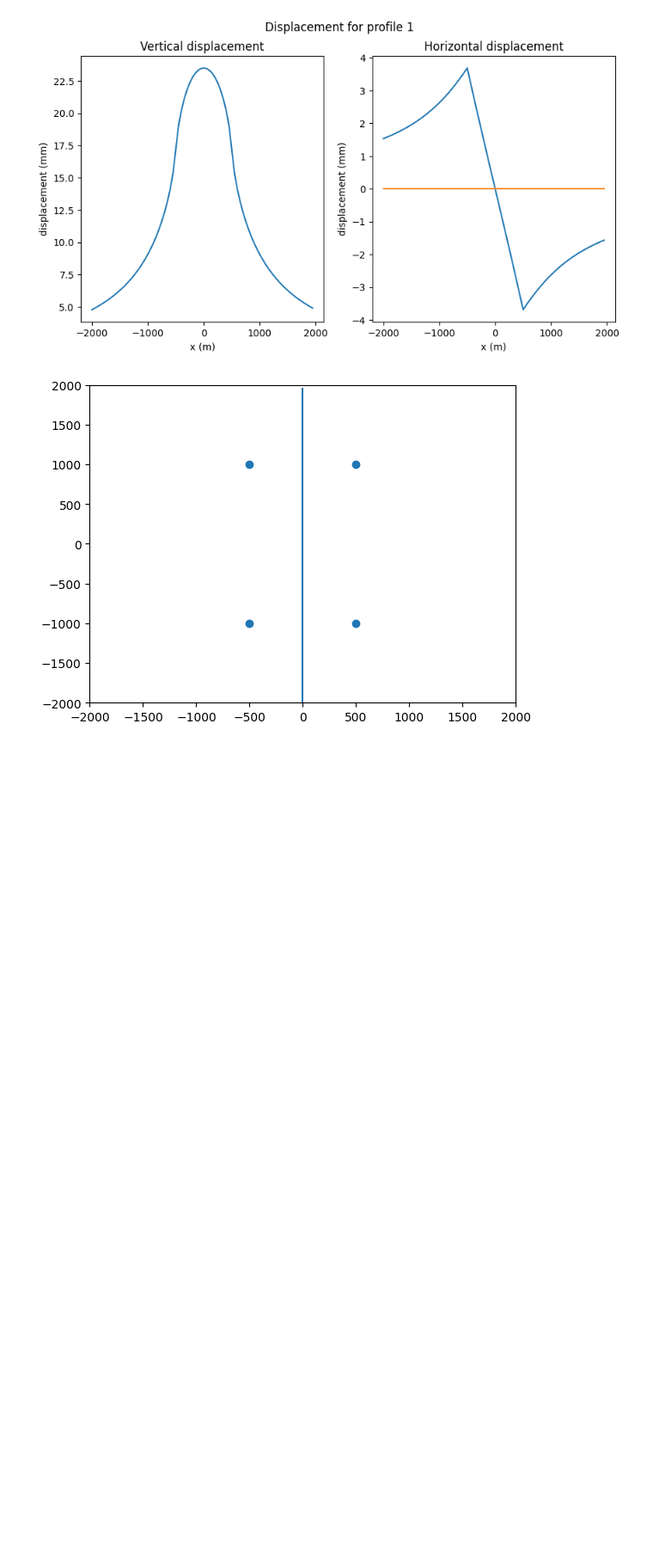
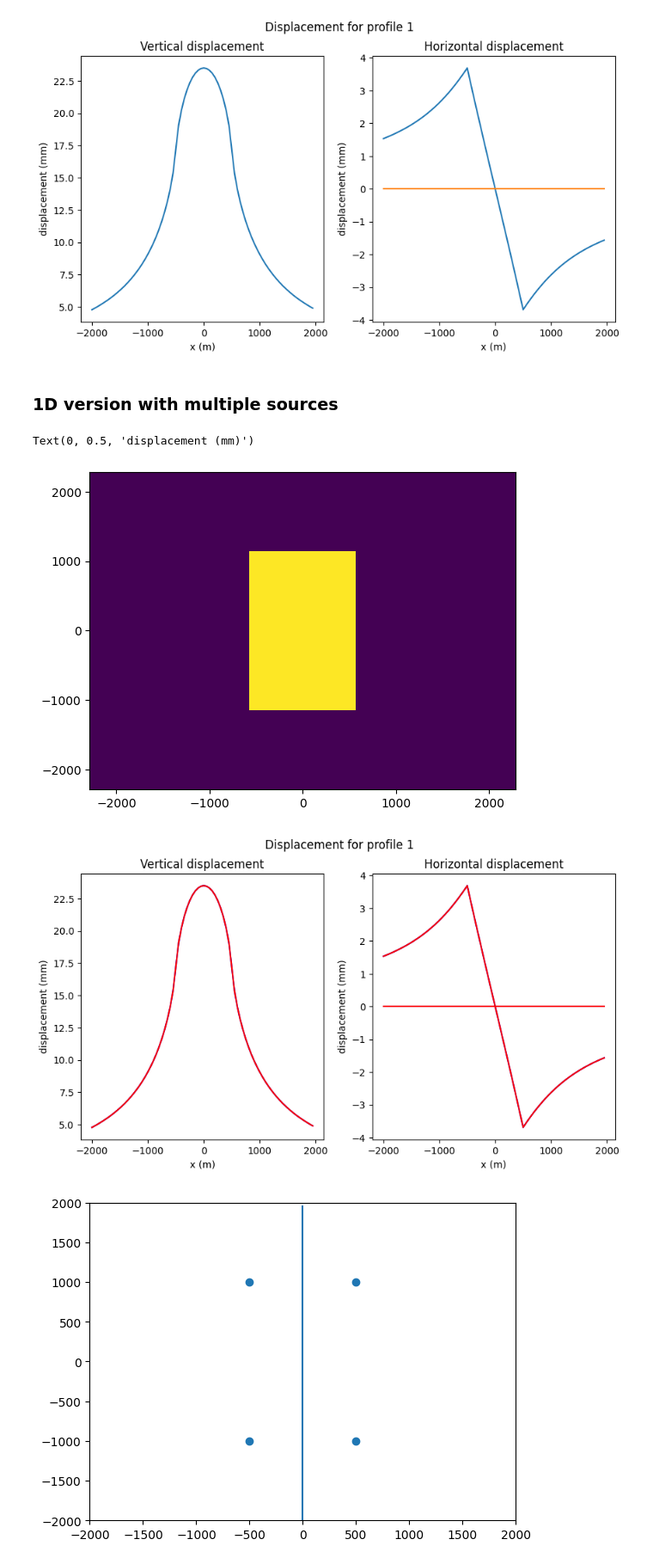
Before and after one commit to Elrondol/disp2load, a Jupyter notebook: Love_problem.ipynb, the cells around one changed output. Shown at 86% size. Cells and saved outputs as stored; diff of their text form; code cells hidden in the pictures; blank space fills up the shorter version.

```diff
--- a/Love_problem.ipynb
+++ b/Love_problem.ipynb
@@ -49,6 +49,77 @@ plt.savefig('profile1.png',bbox_inches='tight',dpi=300)
 # %% [output]
 [figure]
 [figure]
+# %% [markdown]
+### 1D version with multiple sources
+# %%
+#providing boundaries and ticks for the general domain
+xs = np.arange(-2000, 2000, 50)
+y = 0
+z = 0
+Us = np.zeros((len(xs), 3))
+
+#defining the region where pressure is applied
+r = np.array([[-500., -1000.], [500., -1000.], [500., 1000.], [-500., 1000.]])
+p = 9.82*10**5
+E = 0.6e11
+v = 0.25
+
+
+###### pour pouvoir faire la version avec plusieurs sources au lieu d'une seule source
+ps = np.zeros((8,8))
+ps[2:-2,3:-3] =  9.82*10**5
+rs = utils.create_source_mesh(-2000,2000,-2000,2000,ps)
+
+plt.figure()
+plt.pcolormesh(np.linspace(-2000,2000,8),np.linspace(-2000,2000,8),ps)
+
+
+######### now finally computing the displacement and putting it in Us
+for i, x in enumerate(xs):
+    xyz = [x, y, z]
+    U = load2disp.load2disp( xyz, r, p, E, v)
+    Us[ i, :] = U.reshape(3)
+
+
+
+fig, ax = plt.subplots(1,2,figsize=(10,5))
+fig.suptitle('Displacement for profile 1')
+ax[0].plot(xs,Us[:,2]*1000,color='blue', label='1 source')
+ax[0].set_ylabel('displacement (mm)')
+ax[0].set_xlabel('x (m)')
+ax[0].set_title('Vertical displacement')
+ax[1].plot(xs,Us[:,0]*1000,color='blue',label='1 source')
+ax[1].plot(xs,Us[:,1]*1000, color='blue')
+ax[1].set_xlabel('x (m)')
+ax[1].set_title('Horizontal displacement')
+ax[1].set_ylabel('displacement (mm)')
+
+
+#### computing with multiple sources
+Us = np.zeros((len(xs), 3))
+
+for vy_idx in range(len(ps[:,0])): #boucle sur les sources et on va sommet les réusltats sur les vectices pour faire le délacement gloabel
+    for vx_idx in range(len(ps[0,:])):
+        p = ps[vy_idx,vx_idx]
+        r = rs[vy_idx,vx_idx]
+        for i, x in enumerate(xs):
+            xyz = [x, y, z]
+            U = load2disp.load2disp( xyz, r, p, E, v)
+            Us[ i, :] += U.reshape(3)
+
+ax[0].plot(xs,Us[:,2]*1000, color='red',label='multiple sources')
+ax[0].set_ylabel('displacement (mm)')
+ax[0].set_xlabel('x (m)')
+ax[0].set_title('Vertical displacement')
+ax[1].plot(xs,Us[:,0]*1000,color='red', label='multiple sources')
+ax[1].plot(xs,Us[:,1]*1000, color='red')
+ax[1].set_xlabel('x (m)')
+ax[1].set_title('Horizontal displacement')
+ax[1].set_ylabel('displacement (mm)')
+# %% [output]
+Text(0, 0.5, 'displacement (mm)')
+[figure, added]
+[figure, added]
 # %%
 #providing boundaries and ticks for the general domain
 x = 0
```
